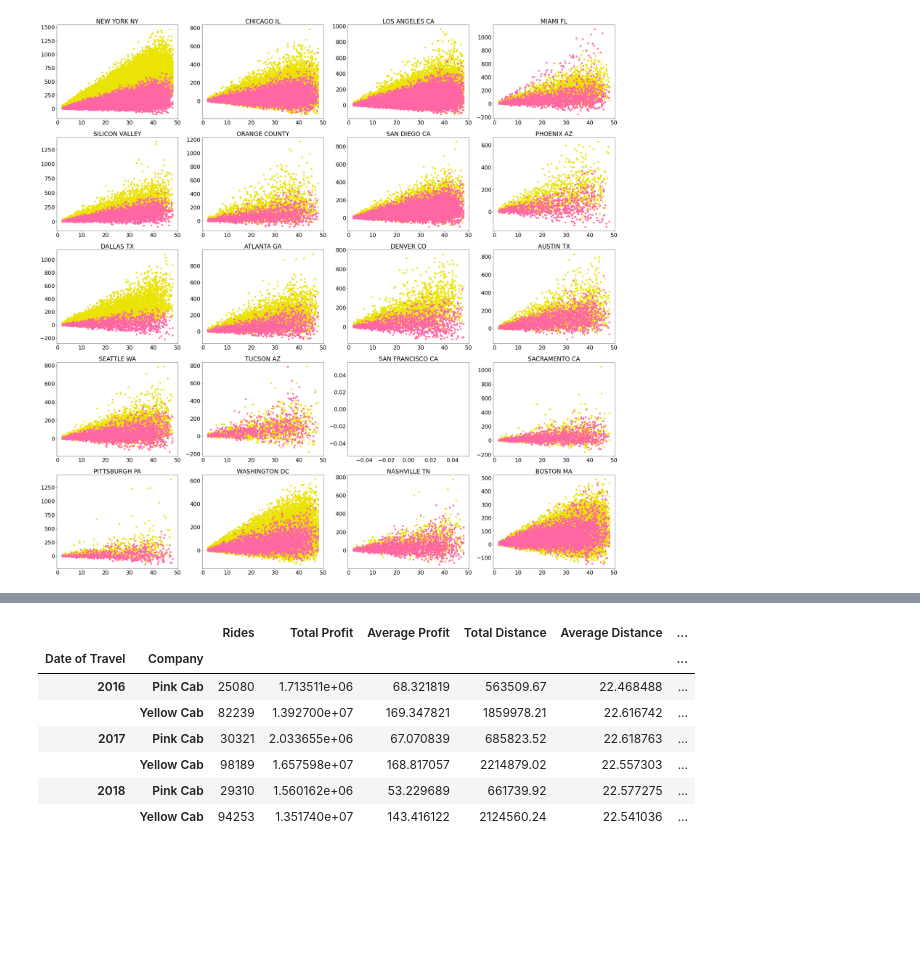
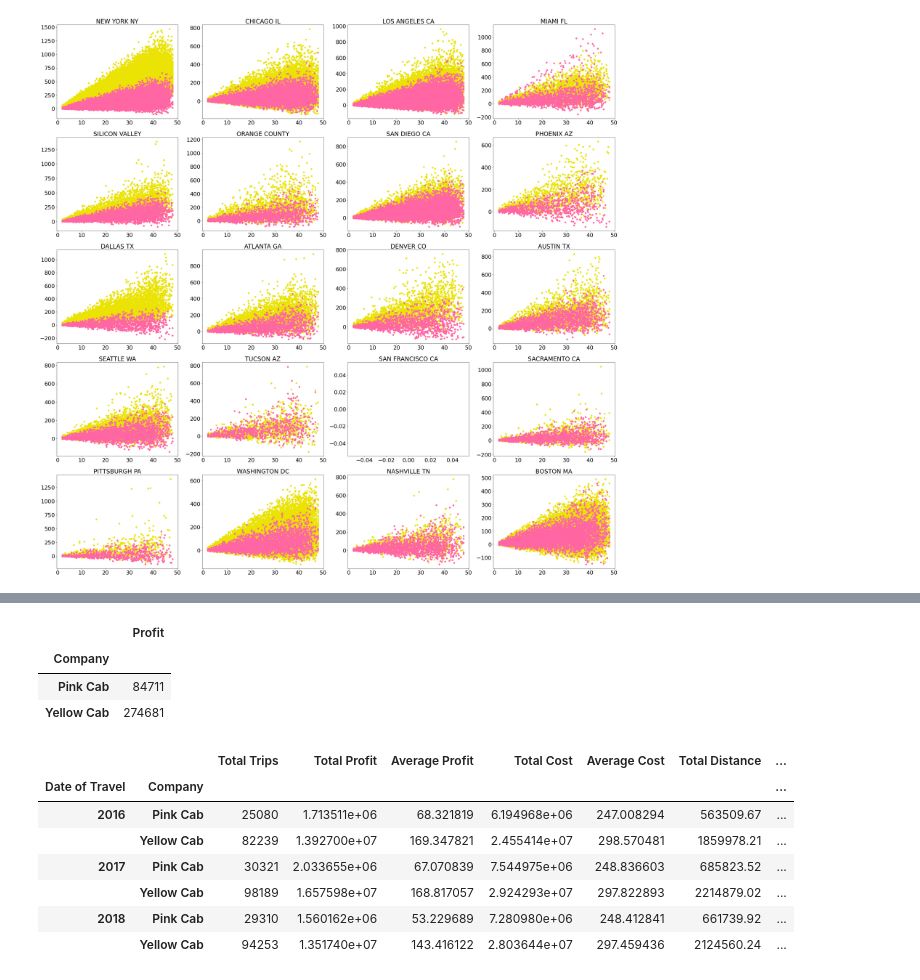
Before and after one commit to jpkcunha/Data-Glacier, a Jupyter notebook: Week2/Cab Investment Case Study/Cab Investiment Analysis.ipynb, the cells around one changed output, grey strips where cells are left out. Cells and saved outputs as stored; diff of their text form; code cells hidden in the pictures; blank space fills up the shorter version.

```diff
--- a/Week2/Cab Investment Case Study/Cab Investiment Analysis.ipynb
+++ b/Week2/Cab Investment Case Study/Cab Investiment Analysis.ipynb
@@ -334,22 +318,34 @@ g_profit
+# %%
+g_profit = data.groupby(['Company']).agg({'Profit': 'count'})
+g_profit
+# %% [output]
+|  | Profit |
+| Company |  |
+| Pink Cab | 84711 |
+| Yellow Cab | 274681 |
 # %%
 d_stats = {'Profit': ['count','sum', 'mean'],
+           'Cost of Trip': ['sum', 'mean'],
            'KM Travelled': ['sum', 'mean'],
            'Gain':['count', 'sum', 'mean'],
            'Loss':['count', 'sum', 'mean']}
 
-col_names = ['Rides', 'Total Profit', 'Average Profit', 'Total Distance', 'Average Distance',
-             'Profitable Rides', 'Total Gain', 'Average Gain', 'Unprofitable Rides', 'Total Loss', 'Average Loss']
+col_names = ['Total Trips', 'Total Profit', 'Average Profit', 'Total Cost', 'Average Cost',
+             'Total Distance', 'Average Distance', 'Profitable Rides', 'Total Gain',
+             'Average Gain', 'Unprofitable Rides', 'Total Loss', 'Average Loss']
 g_total = data.groupby(by = [pd.DatetimeIndex(data['Date of Travel']).year, 'Company']).agg(d_stats)
 g_total.columns = col_names
 g_total['Total Loss'] *= -1
 g_total['Average Loss'] *= -1
+g_total['Average Margin'] = g_total['Total Profit'] / (g_total['Total Profit']+g_total['Total Cost'])
+g_total.to_excel('summary.xlsx')
 g_total
 # %% [output]
-|  |  | Rides | Total Profit | Average Profit | Total Distance | Average Distance | ... |
-| Date of Travel | Company |  |  |  |  |  | ... |
-| 2016 | Pink Cab | 25080 | 1.713511e+06 | 68.321819 | 563509.67 | 22.468488 | ... |
-|  | Yellow Cab | 82239 | 1.392700e+07 | 169.347821 | 1859978.21 | 22.616742 | ... |
-| 2017 | Pink Cab | 30321 | 2.033655e+06 | 67.070839 | 685823.52 | 22.618763 | ... |
-|  | Yellow Cab | 98189 | 1.657598e+07 | 168.817057 | 2214879.02 | 22.557303 | ... |
-| 2018 | Pink Cab | 29310 | 1.560162e+06 | 53.229689 | 661739.92 | 22.577275 | ... |
-|  | Yellow Cab | 94253 | 1.351740e+07 | 143.416122 | 2124560.24 | 22.541036 | ... |
+|  |  | Total Trips | Total Profit | Average Profit | Total Cost | Average Cost | Total Distance | ... |
+| Date of Travel | Company |  |  |  |  |  |  | ... |
+| 2016 | Pink Cab | 25080 | 1.713511e+06 | 68.321819 | 6.194968e+06 | 247.008294 | 563509.67 | ... |
+|  | Yellow Cab | 82239 | 1.392700e+07 | 169.347821 | 2.455414e+07 | 298.570481 | 1859978.21 | ... |
+| 2017 | Pink Cab | 30321 | 2.033655e+06 | 67.070839 | 7.544975e+06 | 248.836603 | 685823.52 | ... |
+|  | Yellow Cab | 98189 | 1.657598e+07 | 168.817057 | 2.924293e+07 | 297.822893 | 2214879.02 | ... |
+| 2018 | Pink Cab | 29310 | 1.560162e+06 | 53.229689 | 7.280980e+06 | 248.412841 | 661739.92 | ... |
+|  | Yellow Cab | 94253 | 1.351740e+07 | 143.416122 | 2.803644e+07 | 297.459436 | 2124560.24 | ... |
```
Also changed, not shown: parts of 70 cells of this notebook, 1 other file.
